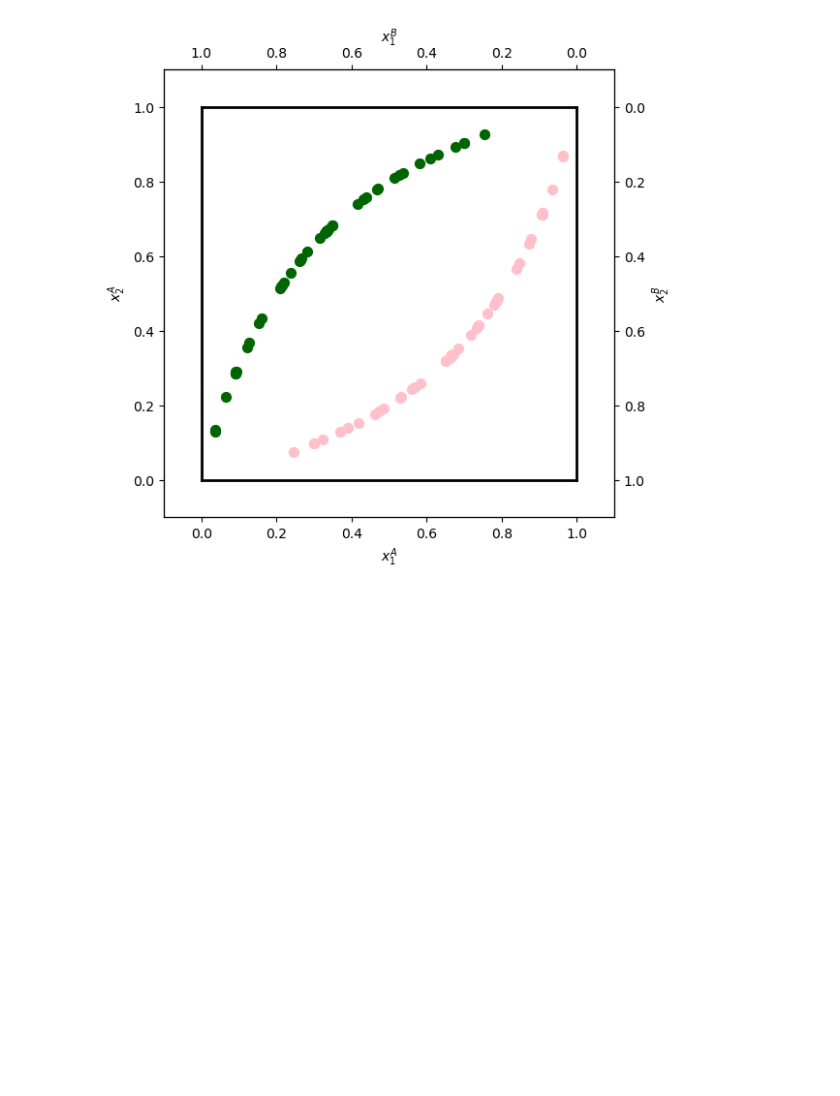
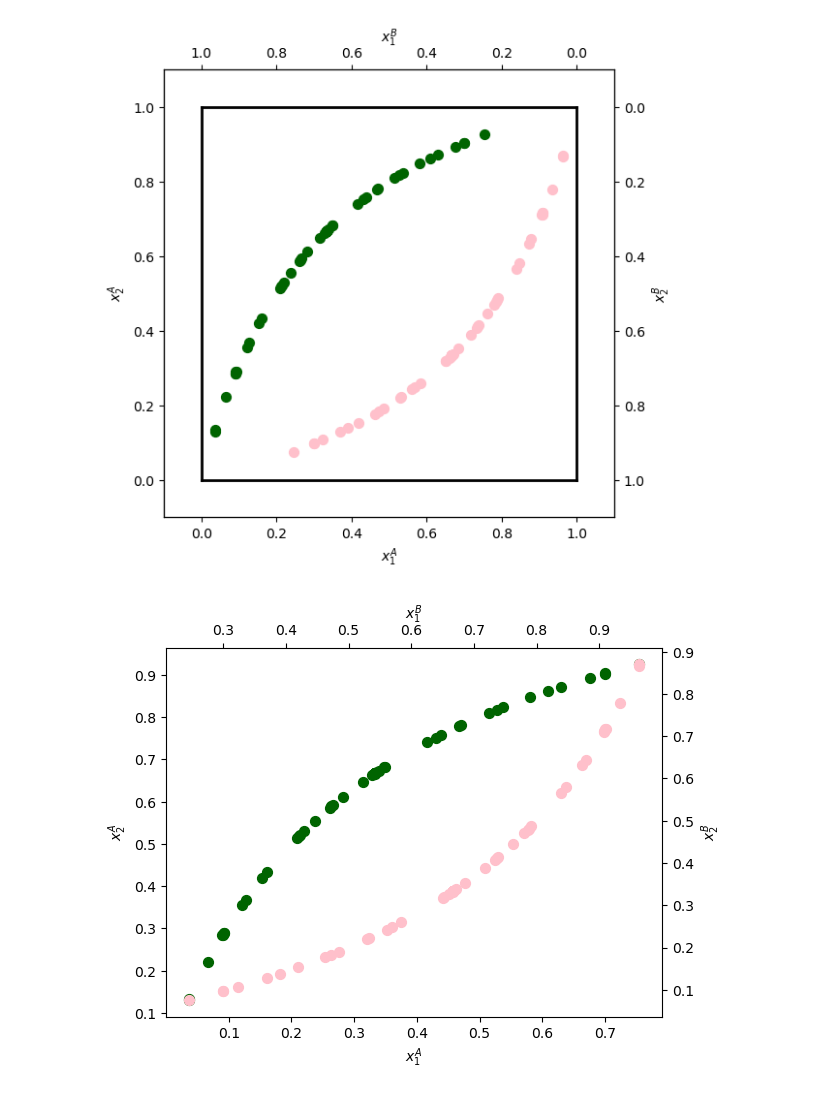
Before and after one commit to NumEconCopenhagen/projects-2024-darja-eloise-christian, a Jupyter notebook: inauguralproject/darja_work.ipynb, the cells around one changed output. Cells and saved outputs as stored; diff of their text form; code cells hidden in the pictures; blank space fills up the shorter version.

Commit message:
added plot

```diff
--- a/inauguralproject/darja_work.ipynb
+++ b/inauguralproject/darja_work.ipynb
@@ -773,3 +773,29 @@ ax_A.scatter(1-market_equilibrium_A[:, 0],1-market_equilibrium_A[:, 1], color='p
 # %% [output]
 <matplotlib.collections.PathCollection at 0x...>
 [figure]
+# %%
+## plotting solution task 8
+fig=plt.figure()
+ax=fig.add_subplot(111, label="1")
+ax2=fig.add_subplot(111, label="2", frame_on=False)
+
+#Plotting market equilibrium
+market_equilibrium_A = np.array(market_equilibrium)
+ax.scatter(market_equilibrium_A[:, 0], market_equilibrium_A[:, 1], color='darkgreen', label='Market Equilibrium A', s=50)
+ax.set_xlabel("$x_1^A$")
+ax.set_ylabel("$x_2^A$")
+ax.tick_params(axis='x')
+ax.tick_params(axis='y')
+
+
+ax2.scatter(1-market_equilibrium_A[:, 0],1-market_equilibrium_A[:, 1], color='pink', label='Market Equilibrium B', s=50)
+ax2.xaxis.tick_top()
+ax2.yaxis.tick_right()
+ax2.set_xlabel("$x_1^B$")
+ax2.set_ylabel("$x_2^B$")
+ax2.xaxis.set_label_position('top')
+ax2.yaxis.set_label_position('right')
+ax2.tick_params(axis='x')
+ax2.tick_params(axis='y')
+# %% [output]
+[figure, added]
```
